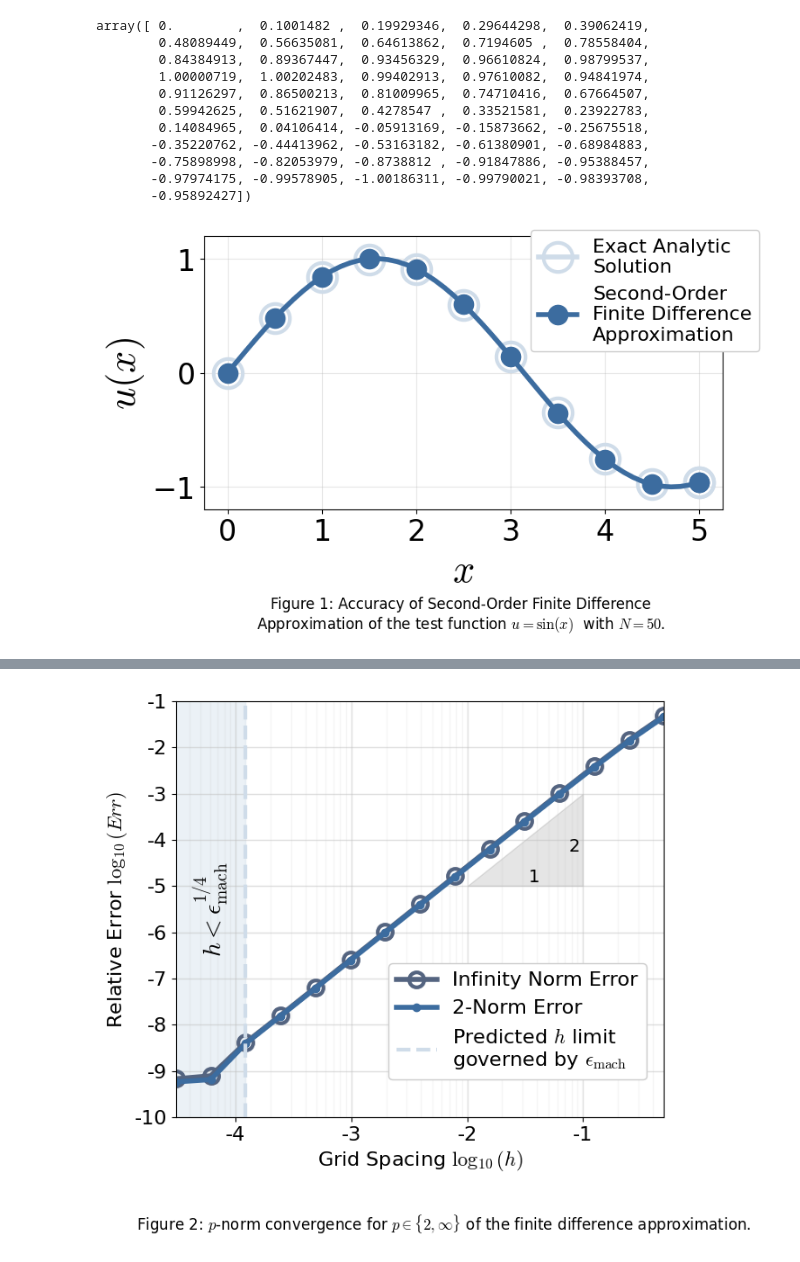
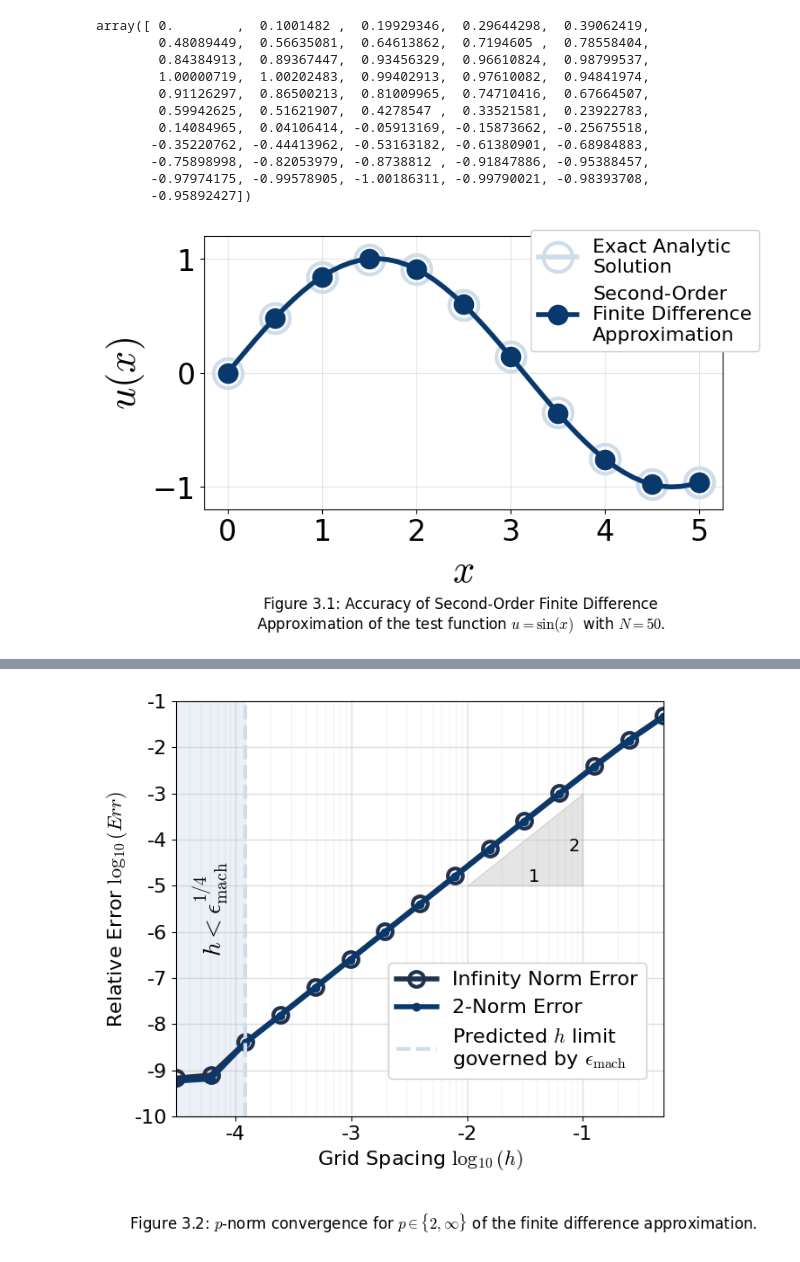
Before and after one commit to ChaLeGir/Numerical_PDEs, a Jupyter notebook: HW0/hw0_notebook.ipynb, the cells around one changed output, grey strips where cells are left out. Drawn from its saved outputs; the diff is of its cells as text; code cells hidden in the pictures.

```diff
--- a/HW0/hw0_notebook.ipynb
+++ b/HW0/hw0_notebook.ipynb
@@ -805,7 +872,7 @@ ax.plot(
     u_approx,
     linewidth=4,
     label="Second-Order\nFinite Difference\nApproximation",
-    color=enrichen(blaster_blue),
+    color=blaster_blue,
     marker="o",
     markevery=marks,
     markersize=16)
@@ -838,7 +905,7 @@ ax.legend(
 
 fig.text(
     0.55, -0.16,
-    "Figure 1: Accuracy of Second-Order Finite Difference\n"+ r"Approximation of the test function $u=\sin(x)$  with $N=50$.",
+    "Figure 3.1: Accuracy of Second-Order Finite Difference\n"+ r"Approximation of the test function $u=\sin(x)$  with $N=50$.",
     ha="center",
     fontsize=12,
     fontfamily="DejaVu Sans"
@@ -846,4 +913,4 @@ fig.text(
 
 plt.show()
 # %% [output]
-[figure, old version]
+[figure, new version]
@@ -899,13 +971,13 @@ ax.loglog(
     h_vals,
     errors_inf,
     label='Infinity Norm Error',
-    color=enrichen(dark_blue),
+    color=dark_blue,
     linewidth=4,
     marker="o",
     markerfacecolor="none",
     markeredgewidth=3,
     markersize=12)
-ax.loglog(h_vals, errors_2, label='2-Norm Error', color=enrichen(blaster_blue), linewidth=4, marker="o")
+ax.loglog(h_vals, errors_2, label='2-Norm Error', color=blaster_blue, linewidth=4, marker="o")
 ax.set_xlabel(r"Grid Spacing $\log_{10}(h)$", fontsize=16)
 ax.set_ylabel(r"Relative Error $\log_{10}(Err)$", fontsize=16)
 ax.grid(True, which="major", linewidth=1, alpha=0.5, color='silver')
@@ -971,7 +1043,7 @@ ax.text(
 
 fig.text(
     0.55, -0.1,
-    r"Figure 2: $p$-norm convergence for $p \in \{2, \infty\}$ of the finite difference approximation.",
+    r"Figure 3.2: $p$-norm convergence for $p \in \{2, \infty\}$ of the finite difference approximation.",
     ha="center",
     fontsize=12,
     fontfamily="DejaVu Sans"
@@ -982,31 +1054,31 @@ ax.axvline(
     linestyle="--",
     linewidth=3,
     alpha=1,
     color=pale_blue,
     label="Predicted $h$ limit \n"+r"governed by $\epsilon_\text{mach}$"
 )
 
 ax.text(
     10**-4.2, 10**-5.5,
     r"$h<\epsilon_\text{mach}^{1/4}$",
     rotation=90,
     ha="center", va="center",
     fontdict={"size": 20}
 )
 
 ax.axvspan(
     ax.get_xlim()[0], h_limit,
     alpha=0.4,
     color=pale_blue
 )
 
 ax.legend(
     loc ="center",
     bbox_to_anchor=(0.7, 0.23),
     prop={"family": "DejaVu Sans", "size": 16},
     framealpha=1
 )
 
 plt.show()
 # %% [output]
-[figure, old version]
+[figure, new version]
```
Also changed, not shown: parts of 29 cells of this notebook, 10 other files.
